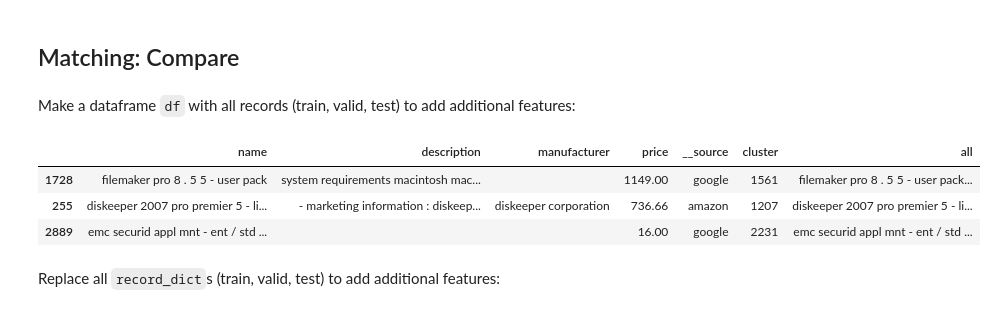
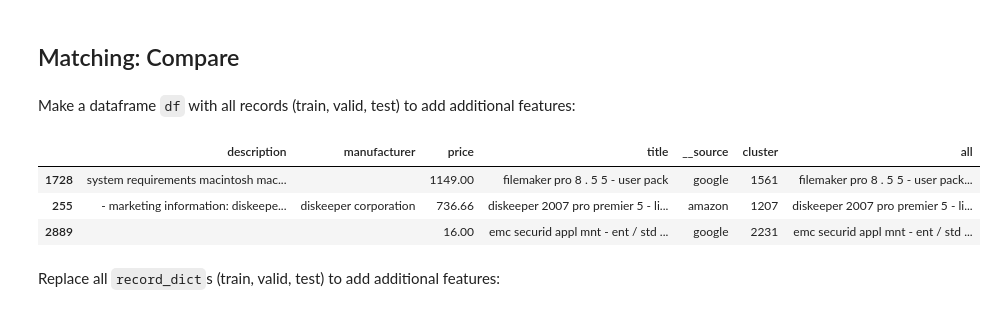
Before and after one commit to vintasoftware/entity-embed, a Jupyter notebook: notebooks/End-to-End-Matching.ipynb, the cells around one changed output. Cells and saved outputs as stored; diff of their text form; code cells hidden in the pictures.

```diff
--- a/notebooks/End-to-End-Matching.ipynb
+++ b/notebooks/End-to-End-Matching.ipynb
@@ -128,14 +136,14 @@ import pandas as pd
 df = pd.DataFrame.from_dict(record_dict, orient='index')
 df = df.drop(columns='id')
 # %%
-df['all'] = df.agg('{0[name]} - {0[description]} - {0[manufacturer]} - {0[price]}'.format, axis=1)
+df['all'] = df.agg('{0[title]} - {0[description]} - {0[manufacturer]} - {0[price]}'.format, axis=1)
 df['price'] = pd.to_numeric(df['price'].str.replace(' ', ''), errors='coerce')
 df.head(3)
 # %% [output]
-|  | name | description | manufacturer | price | __source | cluster | all |
-| 1728 | filemaker pro 8 . 5 5 - user pack | system requirements macintosh mac... |  | 1149.00 | google | 1561 | filemaker pro 8 . 5 5 - user pack... |
-| 255 | diskeeper 2007 pro premier 5 - li... | - marketing information : diskeep... | diskeeper corporation | 736.66 | amazon | 1207 | diskeeper 2007 pro premier 5 - li... |
-| 2889 | emc securid appl mnt - ent / std ... |  |  | 16.00 | google | 2231 | emc securid appl mnt - ent / std ... |
+|  | description | manufacturer | price | title | __source | cluster | all |
+| 1728 | system requirements macintosh mac... |  | 1149.00 | filemaker pro 8 . 5 5 - user pack | google | 1561 | filemaker pro 8 . 5 5 - user pack... |
+| 255 | - marketing information: diskeepe... | diskeeper corporation | 736.66 | diskeeper 2007 pro premier 5 - li... | amazon | 1207 | diskeeper 2007 pro premier 5 - li... |
+| 2889 |  |  | 16.00 | emc securid appl mnt - ent / std ... | google | 2231 | emc securid appl mnt - ent / std ... |
 # %% [markdown]
 Replace all `record_dict`s (train, valid, test) to add additional features:
 # %%
```
Also changed, not shown: parts of 29 cells of this notebook, 2 other files.
